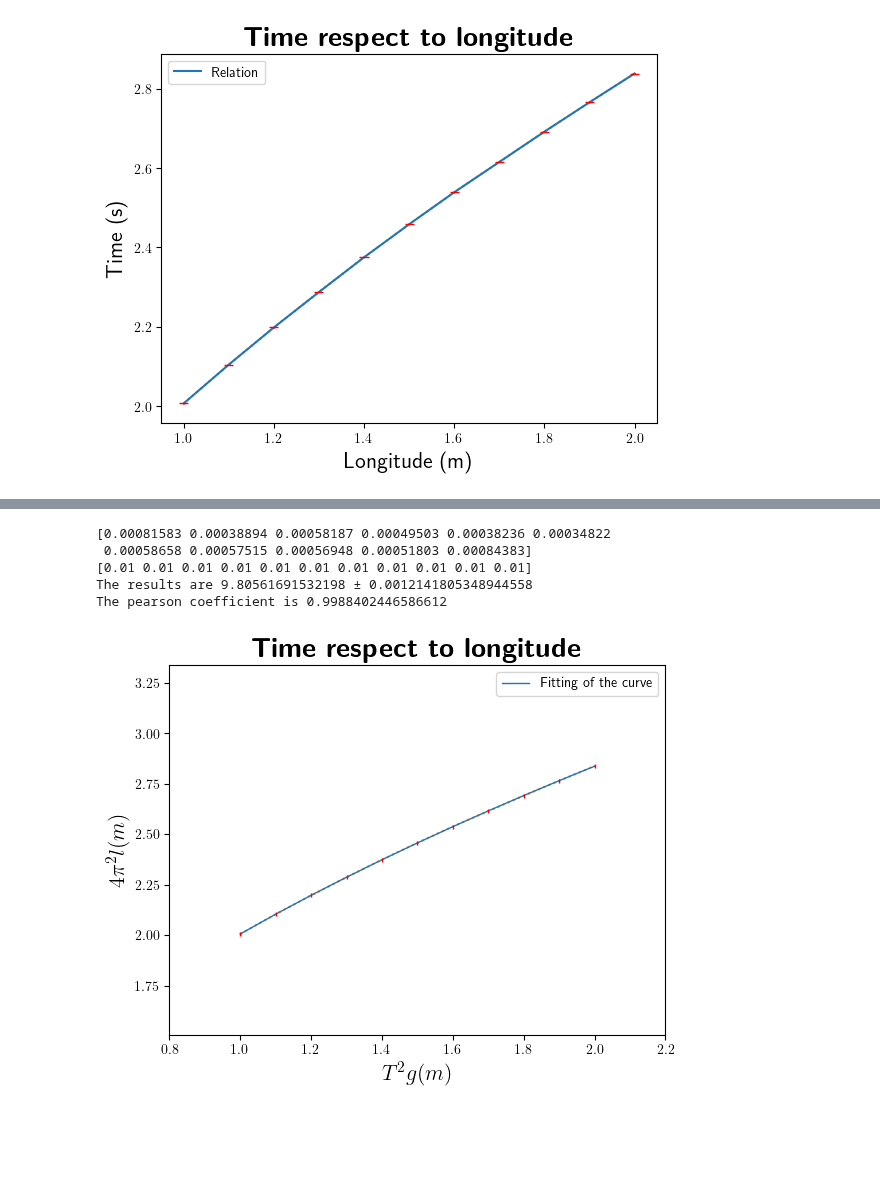
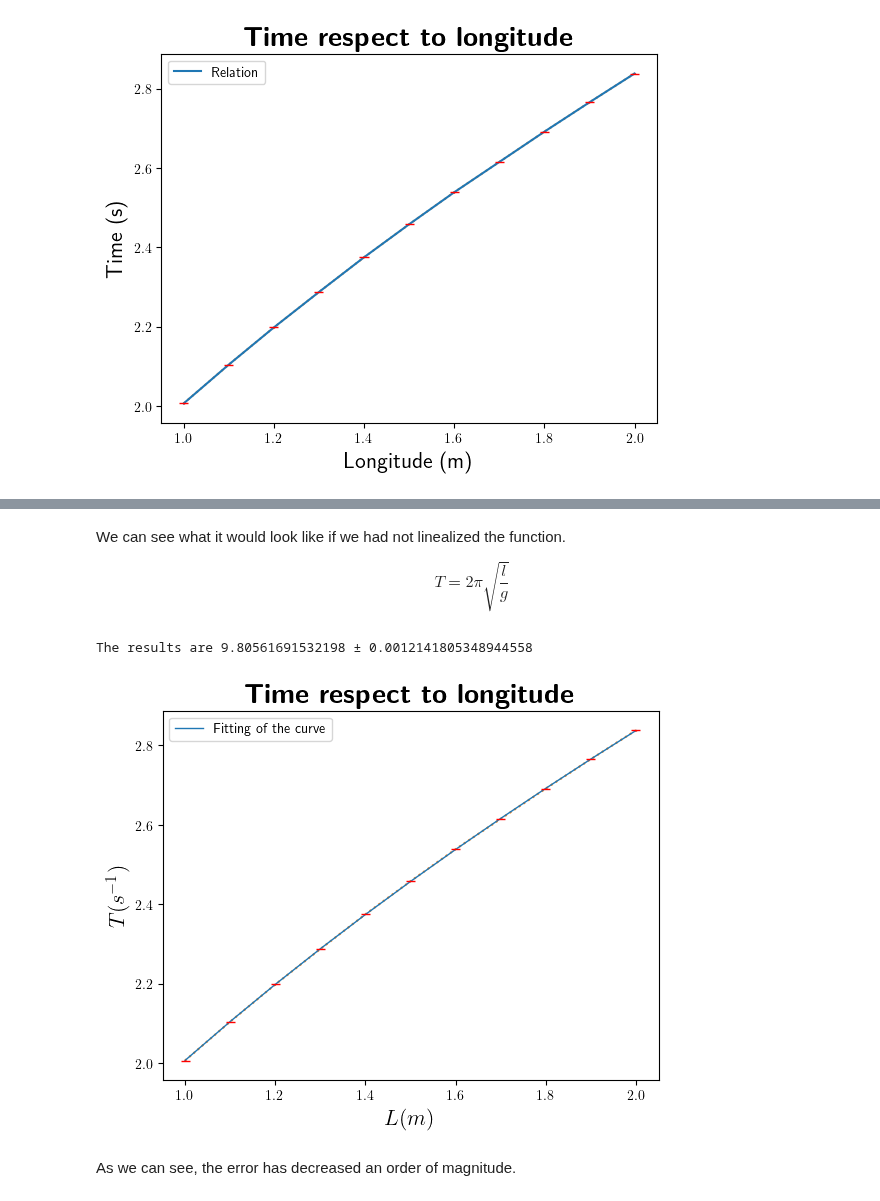
Before and after one commit to DiegoConol/Fisica-Computacional, a Jupyter notebook: Clase-con-Filipa/Pendulo/Pendulum Diego Contreras Olmos.ipynb, the cells around one changed output, grey strips where cells are left out. Drawn from its saved outputs; the diff is of its cells as text; code cells hidden in the pictures; blank space fills up the shorter version.

```diff
--- a/Clase-con-Filipa/Pendulo/Pendulum Diego Contreras Olmos.ipynb
+++ b/Clase-con-Filipa/Pendulo/Pendulum Diego Contreras Olmos.ipynb
@@ -7,7 +7,7 @@ import numpy as np
 
 #I first start with the directory
 
-path = "/Users/diego/Desktop/Física computacional/Fisica-Computacional/Clase con Filipa/"
+path = "/Users/diego/Desktop/Fisica_computacional/Fisica-Computacional/Clase-con-Filipa/"
 folder= path + "/Pendulo/"
 
 #I read the data and locate it in 'datos'.
@@ -52,13 +52,13 @@ Shape of datos (11, 12)
 #Implement the functions
 
 def media(tiempo):
-    """It calculates the average time of an array of time.
+    """It calculates the average of an array of measures.
 
     Args:
-        tiempo (_float array_): Variable used to calculate the average time
+        tiempo (_float array_): Variable used to calculate the average measure
 
     Returns:
-        average (_float_): Average time of the array 'tiempo'
+        average (_float_): Average of the array 'tiempo'
     """
     average= np.array(len(tiempo))
     suma=0.0
@@ -76,5 +76,6 @@ def media(tiempo):
 """
 media1=media(tiempo[0, :])
 print(media1)
+
 """
 # %% [output]
@@ -308,89 +309,60 @@ The pearson coefficient is 0.9999976176241687
+# %% [markdown]
+We can see what it would look like if we had not linealized the function.
+
+$$
+T=2\pi \sqrt{\frac{l}{g}}
+$$
 # %%
 
-"""
 from scipy.optimize import curve_fit
 
-
-#We describe the function as a linear function y=mx where
-# y= 4pi^2l and m=T^2, the x is going to be g.
-
-x=mediatiempo1**2
-y=4*np.pi**2*longitud
-
-
+#Now we will take the original values and fit it in the original function.
 x=longitud
 y=mediatiempo1
 
 
+#Our function will then look like this
 
 def fun(x,m):
     return 2*np.pi*np.sqrt(x/m)
 
 #Popt is the optimal values for the parameters so the residuals are minimal
 #Pcov is the matrix whose diagonal is the variance of the parameter.
 
 popt, pcov = curve_fit(fun, x, y, sigma=Ua1t, absolute_sigma=True)
 
 #Now we predict the y data from the popt
 
 ypredict= fun(x, popt)
 
-#The errors will be the following.
+#The errors will be the following. Notice now we don't need to calculate much further because we are using the variables as they are.
 
-Ux=Ua1t
-Uy=Ual
-print(Ux)
-print(Uy)
+Ux=Ual
+Uy=Ua1t
+#print(Ux)
+#print(Uy)
 
-
-#We can use the Pearson coefficient to measure the linear fit between y and x.
-
-
-mediax=media(x)
-mediay=media(y)
-mediaxy=media(x*y)
-n=len(x)
-x2=y2=xy=xa=ya=0.0
-for i in range(n):
-    x2 = x[i]*x[i]+x2
-    y2 = y[i]*y[i]+y2
-
-pearson= (n**2*mediaxy-n**2*mediax*mediay)/(np.sqrt(n*x2-(n*mediax)**2)*np.sqrt(n*y2-(n*mediay)**2))
-
-
+#The pearson coefficient makes no sense now because it is not linear.
 #Now we can plot it.
 
 print("The results are", popt[0], u"\u00B1", (pcov[0,0])**0.5)
-print("The pearson coefficient is", pearson)
 fig, ax2 = plt.subplots()
 
-
-ax2.axis([longitud[0]-0.05, longitud[-1]+0.05, mediatiempo1[0]-0.05, mediatiempo1[-1]+0.05])
-
-
-#These axis the -0.05 are just so it does not touch the borders.
-#It is not perfect. If 'longitude' was decreasing this would destroy some data, so we have to check whether it is increasing or decreasing
-
-ax2.axis([x[0]-0.2, x[-1]+0.2, ypredict[0]-0.5,ypredict[-1]+0.5])
+ax2.axis([x[0]-0.05, x[-1]+0.05, ypredict[0]-0.05,ypredict[-1]+0.05])
 ax2.plot(x, ypredict, label = r'Fitting of the curve', linewidth=1.0)
-ax2.set_xlabel(r'$T^2 g (m)$', fontsize = 16)
-ax2.set_ylabel(r'$4\pi^2 l (m)$', fontsize = 16)
+ax2.set_xlabel(r'$L (m)$', fontsize = 16)
+ax2.set_ylabel(r'$T (s^{-1})$', fontsize = 16)
 ax2.legend()
 ax2.set_title(r'\textbf{Time respect to longitude}', fontsize = 20)
 
 #Now for the error bars
 
 ax2.errorbar(x, y, xerr = Ux, yerr = Uy, fmt= '', ecolor= 'r', elinewidth = 1,
             barsabove=True, linestyle = 'dotted')
 
 plt.show()
-
-
-"""
 # %% [output]
-[0.00081583 0.00038894 0.00058187 0.00049503 0.00038236 0.00034822
- 0.00058658 0.00057515 0.00056948 0.00051803 0.00084383]
-[0.01 0.01 0.01 0.01 0.01 0.01 0.01 0.01 0.01 0.01 0.01]
 The results are 9.80561691532198 ± 0.0012141805348944558
-The pearson coefficient is 0.9988402446586612
-[figure, old version]
+[figure, new version]
+# %% [markdown]
+As we can see, the error has decreased an order of magnitude.
```
Also changed, not shown: parts of 4 cells of this notebook, 5 other files.
